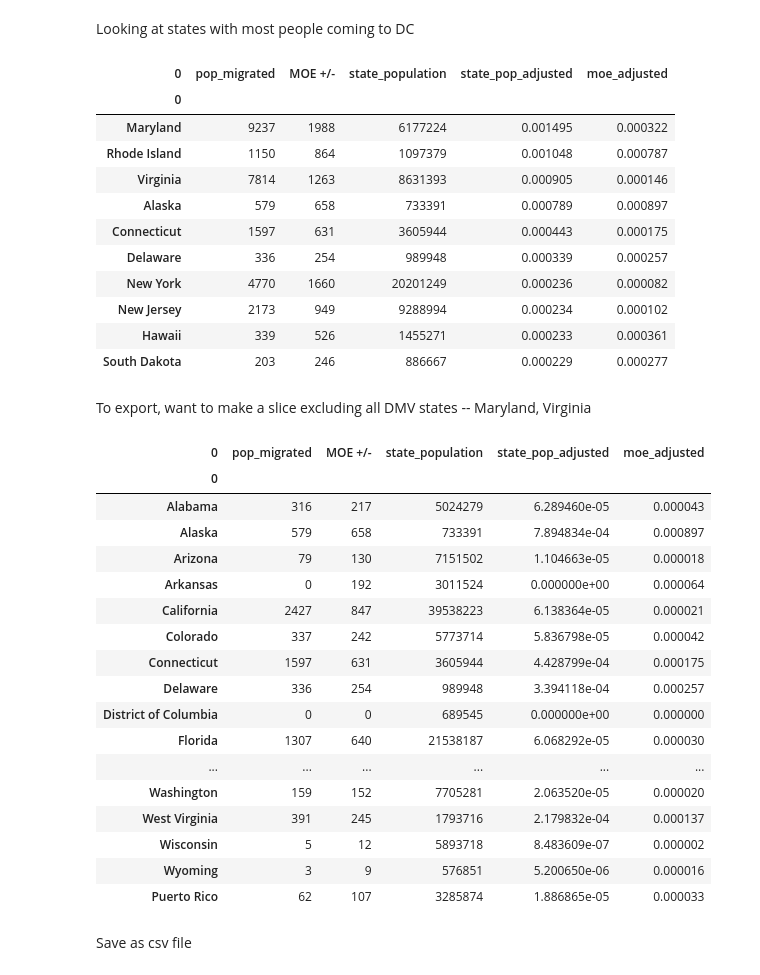
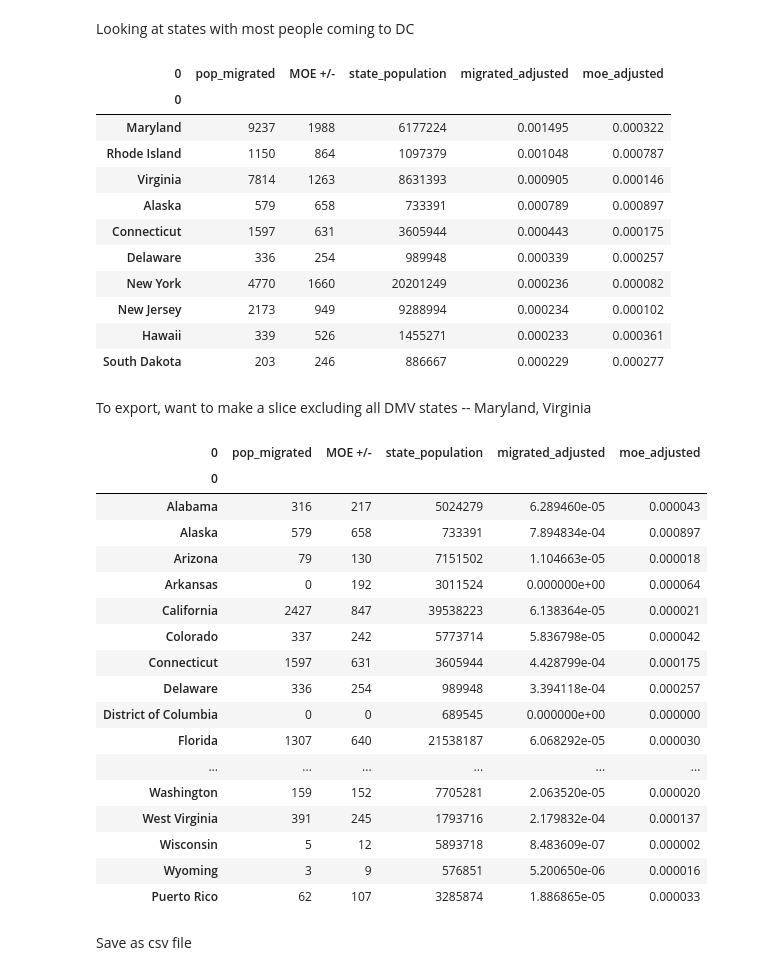
Before and after one commit to AbigailMihaly/D.C.-Migration-Flows-Lede-Project-1, a Jupyter notebook: DC-migration-2013-ran.ipynb, the cells around one changed output. Cells and saved outputs as stored; diff of their text form; code cells hidden in the pictures.

```diff
--- a/DC-migration-2013-ran.ipynb
+++ b/DC-migration-2013-ran.ipynb
@@ -438,7 +438,7 @@ df
 # %% [markdown]
 Add a row with the proportion of state residents counted in the census that moved to DC (ie divide each state's immigration to DC number by the total pop of the state sending those people to DC)
 # %%
-df['state_pop_adjusted'] = (
+df['migrated_adjusted'] = (
     pd.to_numeric(df['pop_migrated'])
     / pd.to_numeric(df['state_population'])
 
@@ -454,9 +454,9 @@ df['moe_adjusted'] = (
 # %% [markdown]
 Looking at states with most people coming to DC
 # %%
-df.sort_values(by='state_pop_adjusted', ascending=False).head(10)
+df.sort_values(by='migrated_adjusted', ascending=False).head(10)
 # %% [output]
-| 0 | pop_migrated | MOE +/- | state_population | state_pop_adjusted | moe_adjusted |
+| 0 | pop_migrated | MOE +/- | state_population | migrated_adjusted | moe_adjusted |
 | 0 |  |  |  |  |  |
 | Maryland | 9237 | 1988 | 6177224 | 0.001495 | 0.000322 |
 | Rhode Island | 1150 | 864 | 1097379 | 0.001048 | 0.000787 |
@@ -477,7 +477,7 @@ df_tochart = df_tochart.drop(['Virginia'])
 
 df_tochart
 # %% [output]
-| 0 | pop_migrated | MOE +/- | state_population | state_pop_adjusted | moe_adjusted |
+| 0 | pop_migrated | MOE +/- | state_population | migrated_adjusted | moe_adjusted |
 | 0 |  |  |  |  |  |
 | Alabama | 316 | 217 | 5024279 | 6.289460e-05 | 0.000043 |
 | Alaska | 579 | 658 | 733391 | 7.894834e-04 | 0.000897 |
```
Also changed, not shown: 11 other files.
